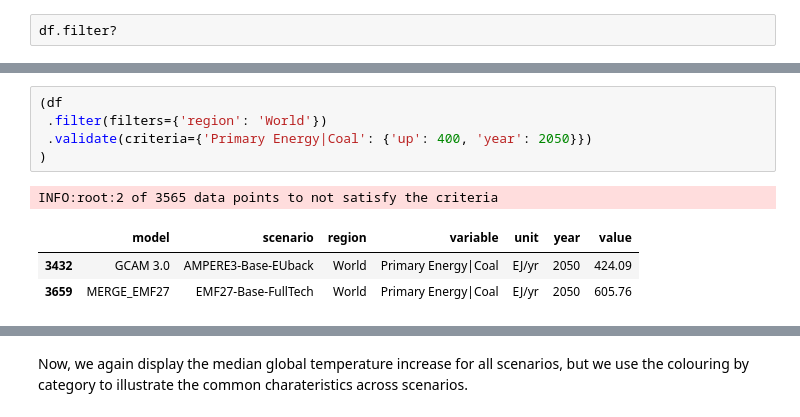
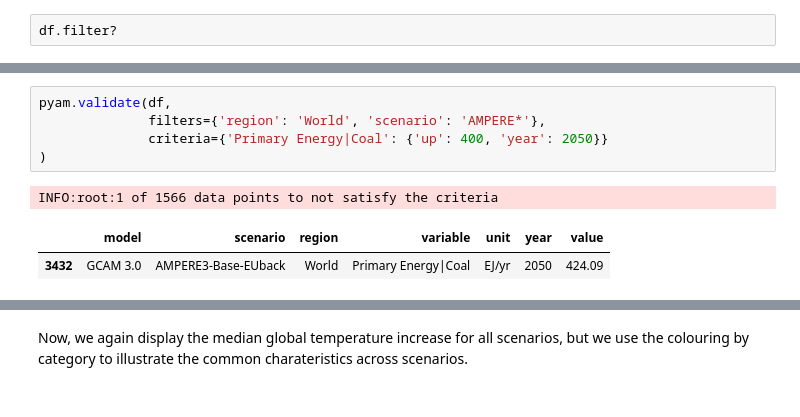
Before and after one commit to IAMconsortium/pyam, a Jupyter notebook: tutorial/pyam_first_steps-answers.ipynb, the cells around one changed output, grey strips where cells are left out. Drawn from its saved outputs; the diff is of its cells as text.

```diff
--- a/tutorial/pyam_first_steps-answers.ipynb
+++ b/tutorial/pyam_first_steps-answers.ipynb
@@ -282,10 +321,9 @@ INFO:root:9 of 6622 data points to not satisfy the criteria
 # %%
-(df
- .filter(filters={'region': 'World'})
- .validate(criteria={'Primary Energy|Coal': {'up': 400, 'year': 2050}})
+pyam.validate(df,
+              filters={'region': 'World', 'scenario': 'AMPERE*'},
+              criteria={'Primary Energy|Coal': {'up': 400, 'year': 2050}}
 )
 # %% [output]
-INFO:root:2 of 3565 data points to not satisfy the criteria
+INFO:root:1 of 1566 data points to not satisfy the criteria
 |  | model | scenario | region | variable | unit | year | value |
 | 3432 | GCAM 3.0 | AMPERE3-Base-EUback | World | Primary Energy|Coal | EJ/yr | 2050 | 424.09 |
-| 3659 | MERGE_EMF27 | EMF27-Base-FullTech | World | Primary Energy|Coal | EJ/yr | 2050 | 605.76 |
```
Also changed, not shown: parts of 50 cells of this notebook, 18 other files.
